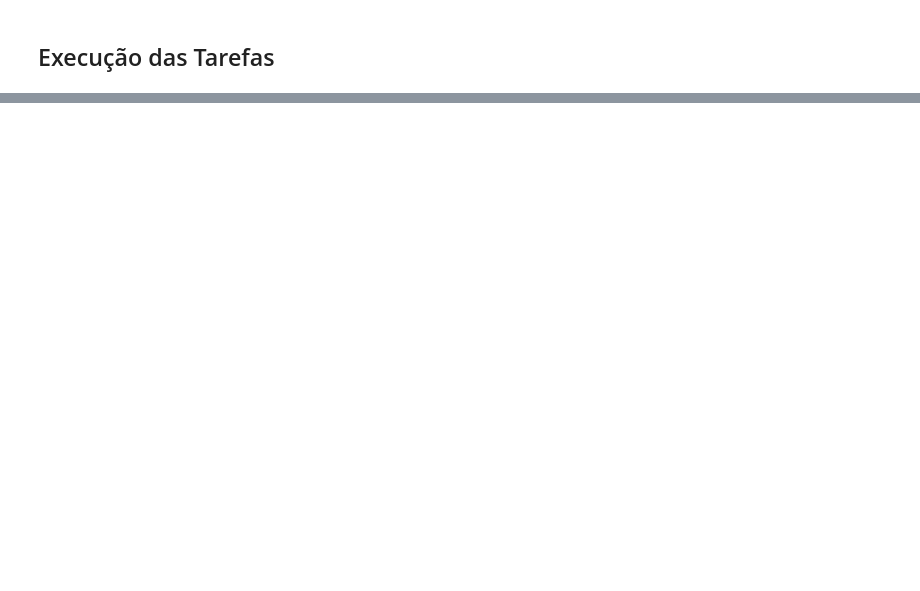
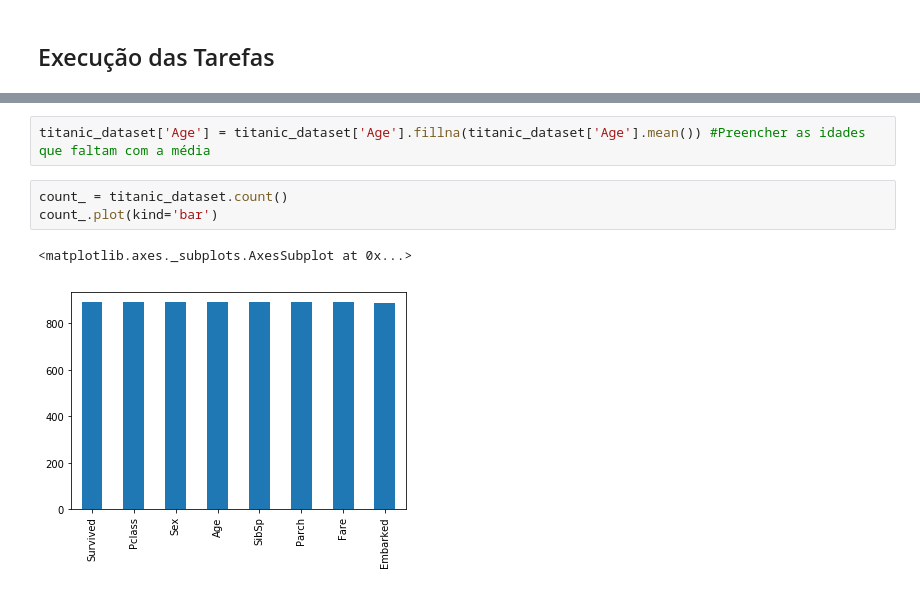
Before and after one commit to rene-michel/teste, a Jupyter notebook: René_Michel_de_Azevedo_Mota_Nunes_lab301.ipynb, the cells around one changed output, grey strips where cells are left out. Cells and saved outputs as stored; diff of their text form; blank space fills up the shorter version.

```diff
--- a/René_Michel_de_Azevedo_Mota_Nunes_lab301.ipynb
+++ b/René_Michel_de_Azevedo_Mota_Nunes_lab301.ipynb
@@ -46,0 +97,8 @@ Descreva neste espaço as tarefas que serão realizadas para a base do Titanic.
+# %%
+titanic_dataset['Age'] = titanic_dataset['Age'].fillna(titanic_dataset['Age'].mean()) #Preencher as idades que faltam com a média
+# %%
+count_ = titanic_dataset.count()
+count_.plot(kind='bar')
+# %% [output]
+<matplotlib.axes._subplots.AxesSubplot at 0x...>
+[figure, added]
```
Also changed, not shown: parts of 16 cells of this notebook.
